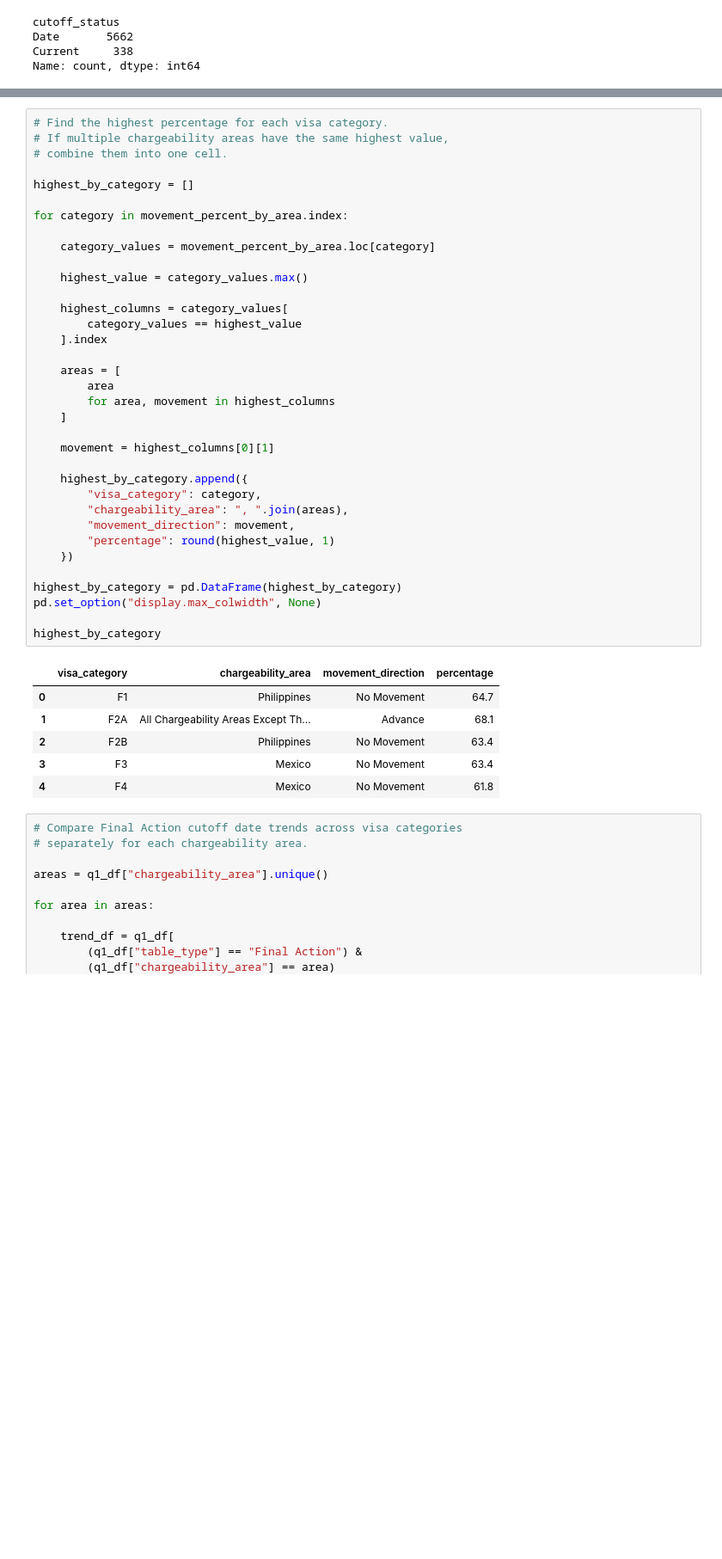
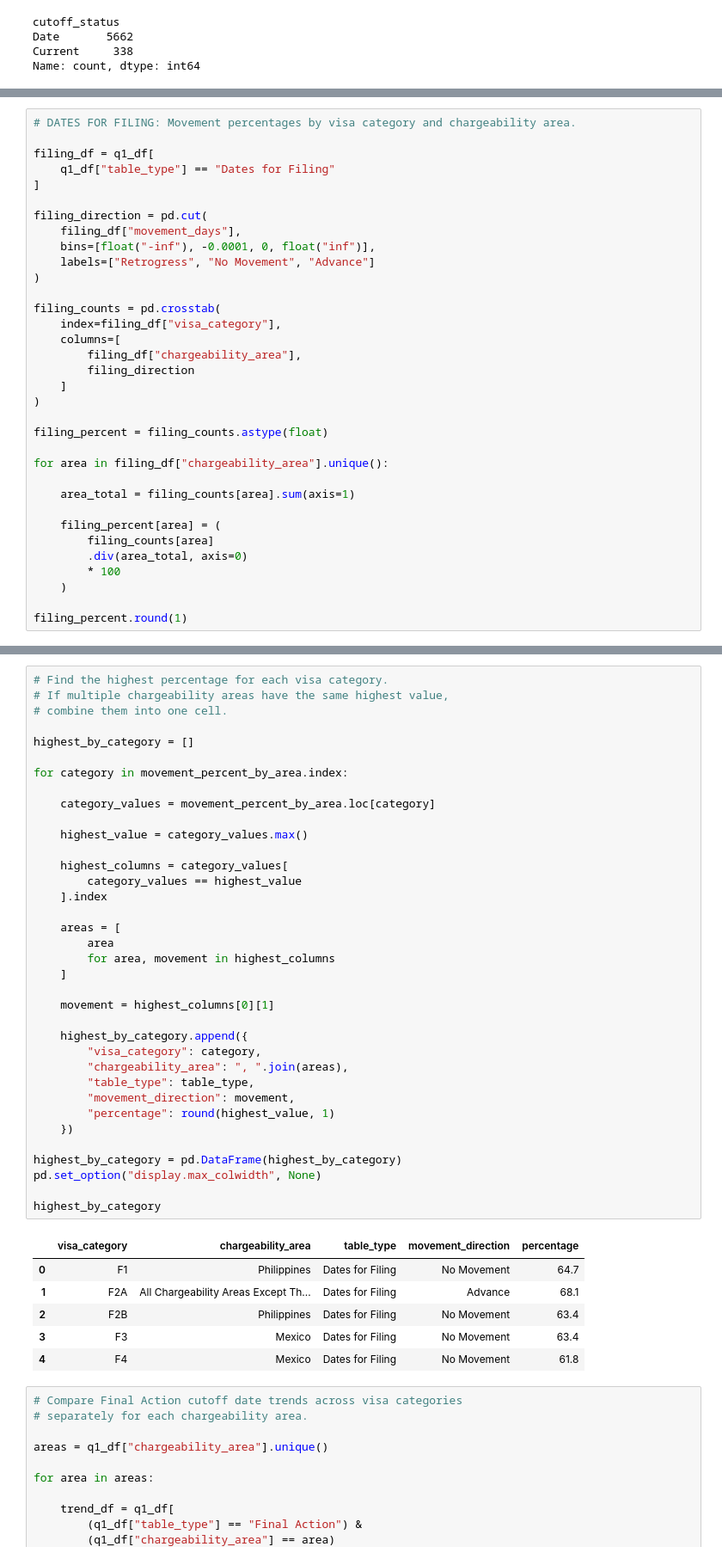
Before and after one commit to stak-k/visa-bulletin-project, a Jupyter notebook: notebooks/05_Q1_exploratory_data_analysis.ipynb, the cells around one changed output, grey strips where cells are left out. Shown at 86% size. Cells and saved outputs as stored; diff of their text form; blank space fills up the shorter version.

Commit message:
Add Q1 tables and figures for each table type and organize output directories

```diff
--- a/notebooks/05_Q1_exploratory_data_analysis.ipynb
+++ b/notebooks/05_Q1_exploratory_data_analysis.ipynb
@@ -253,0 +325,34 @@ movement_percent_by_area.round(1)
+# %%
+# DATES FOR FILING: Movement percentages by visa category and chargeability area.
+
+filing_df = q1_df[
+    q1_df["table_type"] == "Dates for Filing"
+]
+
+filing_direction = pd.cut(
+    filing_df["movement_days"],
+    bins=[float("-inf"), -0.0001, 0, float("inf")],
+    labels=["Retrogress", "No Movement", "Advance"]
+)
+
+filing_counts = pd.crosstab(
+    index=filing_df["visa_category"],
+    columns=[
+        filing_df["chargeability_area"],
+        filing_direction
+    ]
+)
+
+filing_percent = filing_counts.astype(float)
+
+for area in filing_df["chargeability_area"].unique():
+
+    area_total = filing_counts[area].sum(axis=1)
+
+    filing_percent[area] = (
+        filing_counts[area]
+        .div(area_total, axis=0)
+        * 100
+    )
+
+filing_percent.round(1)
@@ -260,39 +374,40 @@ highest_by_category = []
 
 for category in movement_percent_by_area.index:
 
     category_values = movement_percent_by_area.loc[category]
 
     highest_value = category_values.max()
 
     highest_columns = category_values[
         category_values == highest_value
     ].index
 
     areas = [
         area
         for area, movement in highest_columns
     ]
 
     movement = highest_columns[0][1]
 
     highest_by_category.append({
         "visa_category": category,
         "chargeability_area": ", ".join(areas),
+        "table_type": table_type,
         "movement_direction": movement,
         "percentage": round(highest_value, 1)
     })
 
 highest_by_category = pd.DataFrame(highest_by_category)
 pd.set_option("display.max_colwidth", None)
 
 highest_by_category
 # %% [output]
-|  | visa_category | chargeability_area | movement_direction | percentage |
-| 0 | F1 | Philippines | No Movement | 64.7 |
-| 1 | F2A | All Chargeability Areas Except Th... | Advance | 68.1 |
-| 2 | F2B | Philippines | No Movement | 63.4 |
-| 3 | F3 | Mexico | No Movement | 63.4 |
-| 4 | F4 | Mexico | No Movement | 61.8 |
+|  | visa_category | chargeability_area | table_type | movement_direction | percentage |
+| 0 | F1 | Philippines | Dates for Filing | No Movement | 64.7 |
+| 1 | F2A | All Chargeability Areas Except Th... | Dates for Filing | Advance | 68.1 |
+| 2 | F2B | Philippines | Dates for Filing | No Movement | 63.4 |
+| 3 | F3 | Mexico | Dates for Filing | No Movement | 63.4 |
+| 4 | F4 | Mexico | Dates for Filing | No Movement | 61.8 |
 # %%
 # Compare Final Action cutoff date trends across visa categories
 # separately for each chargeability area.
```
Also changed, not shown: parts of 8 cells of this notebook, 9 other files.
